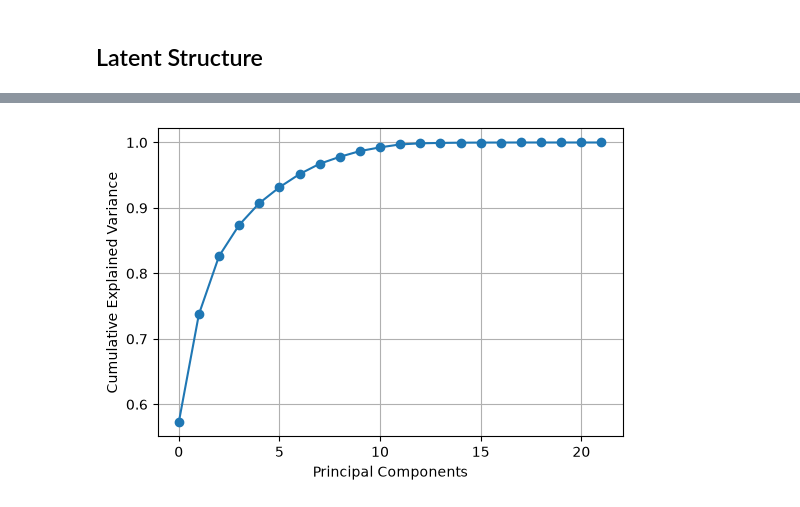
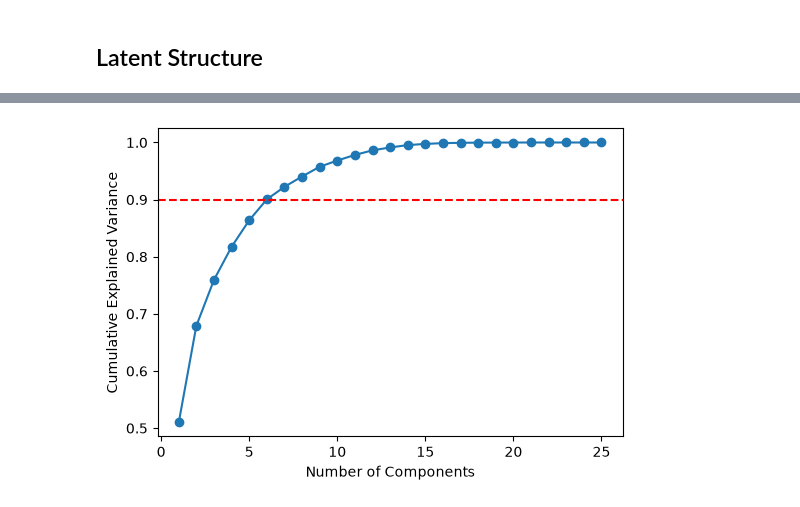
Before and after one commit to jkmathilda/proctor_prediction, a Jupyter notebook: data_analysis.ipynb, the cells around one changed output, grey strips where cells are left out. Saved outputs shown, nothing was run; the diff lists cells and outputs as text; code cells hidden in the pictures.

```diff
--- a/data_analysis.ipynb
+++ b/data_analysis.ipynb
@@ -21,7 +33,13 @@ df['silt'] = df['psd_passing_at_0_063mm_pct'] - df['psd_passing_at_0_002mm_pct']
 df['sand'] = df['psd_passing_at_2mm_pct'] - df['psd_passing_at_0_063mm_pct']
 df['gravel'] = 100 - df['psd_passing_at_2mm_pct']
 df['fine-grained'] = (df['clay'] + df['silt'] > 12)
-df['ip'] = df['atterberg_liquid_limit_pct'] - df['atterberg_plastic_limit_pct']
+
+# Geotechnical gradation indices
+df['feat_cu'] = df['psd_size_at_d60_mm'].replace(0, np.nan) / df['psd_size_at_d10_mm'].replace(0, np.nan) # Coefficient of uniformity
+df['feat_cc'] = (df['psd_size_at_d30_mm'] ** 2) / (df['psd_size_at_d60_mm'].replace(0, np.nan) * df['psd_size_at_d10_mm'].replace(0, np.nan)) # Coefficient of curvature
+df['feat_log_cu'] = np.log1p(df['feat_cu']) # Log-CU (skewed distribution)
+df['feat_pi'] = df['atterberg_liquid_limit_pct'] - df['atterberg_plastic_limit_pct'] # Plasticity Index
+
 
 features = df.columns.drop(['id', 'proctor_mdd_g_cm3', 'proctor_owc_pct'])
 # %%
@@ -262,3 +199,5 @@ pd.concat([pearson_df, spearman_df, mi_df], axis=1)
 # %%
 params_av = df.columns.drop(['hyd_cond_kf_m_s', 'hyd_cond_hyd_gradient', 'atterberg_liquid_limit_pct',
-                             'atterberg_plastic_limit_pct', 'loss_on_ignition_pct', 'ip', 'id', 'proctor_mdd_g_cm3', 'proctor_owc_pct'])
+                             'atterberg_plastic_limit_pct', 'loss_on_ignition_pct', 'feat_pi', 'id', 'proctor_mdd_g_cm3', 'proctor_owc_pct'])
+
+df_reg = df.copy()
@@ -322,3 +534,14 @@ X_scaled = StandardScaler().fit_transform(X)
 pca = PCA()
 
 X_pca = pca.fit_transform(X_scaled)
+# %%
+explained_var = pca.explained_variance_ratio_
+
+plt.figure(figsize=(6,4))
+plt.plot(range(1, len(explained_var)+1),
+         explained_var,
+         marker="o")
+plt.xlabel("Principal Component")
+plt.ylabel("Explained Variance Ratio")
+plt.title("Scree Plot")
+plt.show()
@@ -325,13 +550,15 @@ X_pca = pca.fit_transform(X_scaled)
 # %%
+cum_var = np.cumsum(explained_var)
+
 plt.figure(figsize=(6,4))
+plt.plot(range(1, len(cum_var)+1),
+         cum_var,
+         marker="o")
+plt.axhline(0.90, color="red", linestyle="--")
+# "How many latent dimensions explain 90% of the variation?"
 
-plt.plot(
-    np.cumsum(pca.explained_variance_ratio_),
-    marker="o"
-)
-
-plt.xlabel("Principal Components")
+plt.xlabel("Number of Components")
 plt.ylabel("Cumulative Explained Variance")
-plt.grid(True)
+plt.show()
 # %% [output]
-[figure, old version]
+[figure, new version]
```
Also changed, not shown: parts of 80 cells of this notebook, 12 other files.
